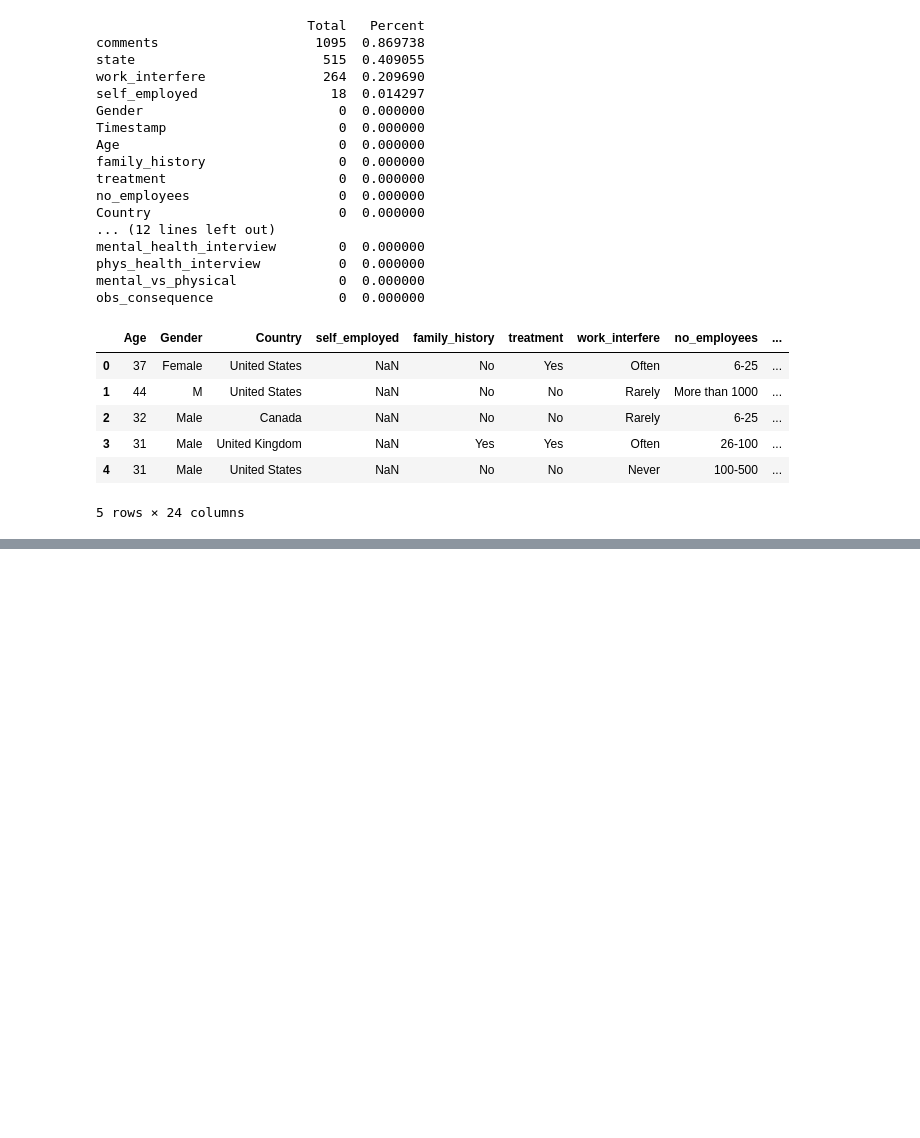
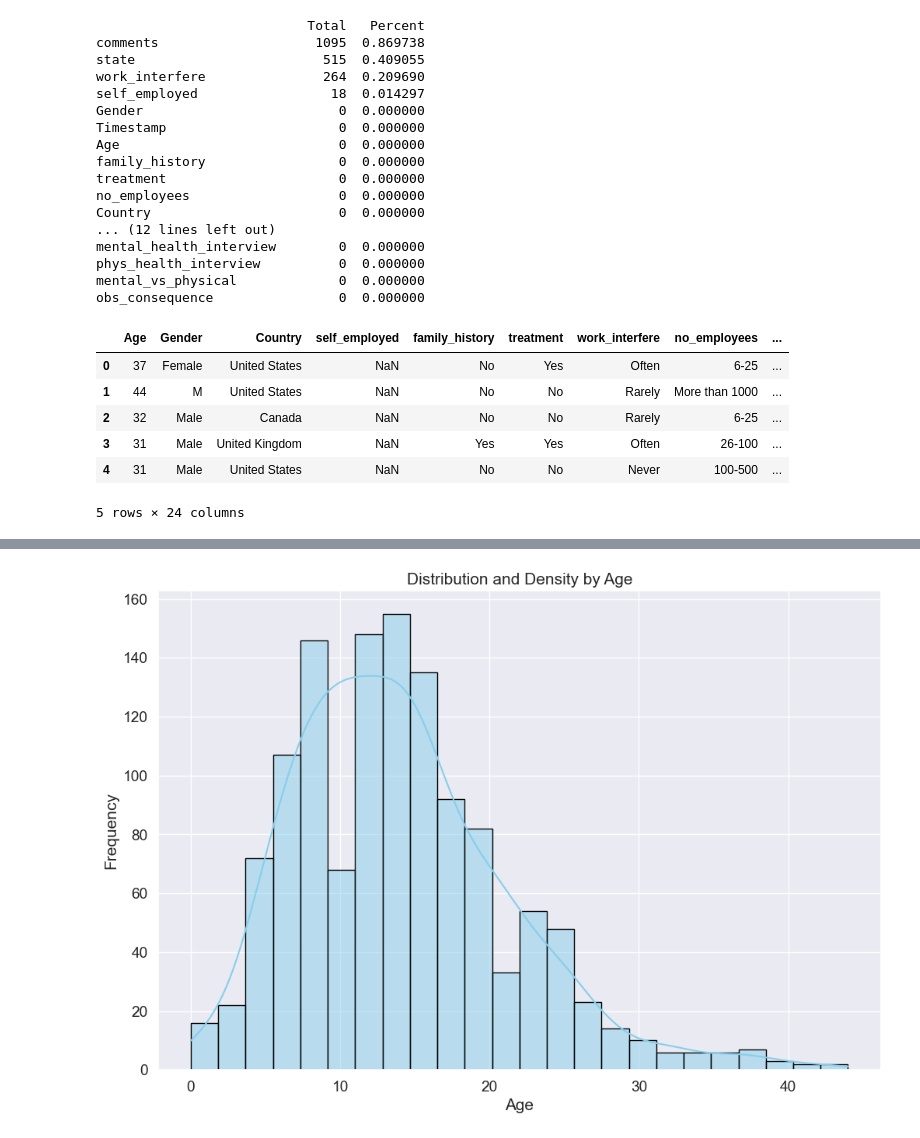
Before and after one commit to Jyoti808/MentalHealthPredictionUsingMachineLearningAlgorithms, a Jupyter notebook: MentalHealthPredictionUsingMachineLearningAlgorithms.ipynb, the cells around one changed output, grey strips where cells are left out. Saved outputs shown, nothing was run; the diff lists cells and outputs as text; code cells hidden in the pictures; blank space fills up the shorter version.

```diff
--- a/MentalHealthPredictionUsingMachineLearningAlgorithms.ipynb
+++ b/MentalHealthPredictionUsingMachineLearningAlgorithms.ipynb
@@ -204,0 +403,13 @@ SyntaxError: unterminated string literal (detected at line 3) (2679599676.py, li
+# %%
+import matplotlib.pyplot as plt
+import seaborn as sns
+
+plt.figure(figsize=(12, 8))
+sns.histplot(train_df["Age"], bins=24, kde=True, color="skyblue", edgecolor='black')
+
+plt.title("Distribution and Density by Age")
+plt.xlabel("Age")
+plt.ylabel("Frequency")
+plt.show()
+# %% [output]
+[figure, added]
```
Also changed, not shown: parts of 39 cells of this notebook.
